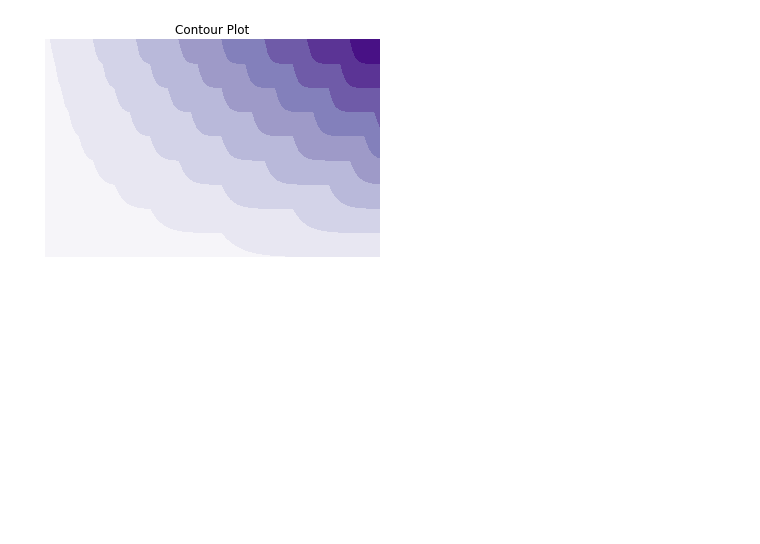
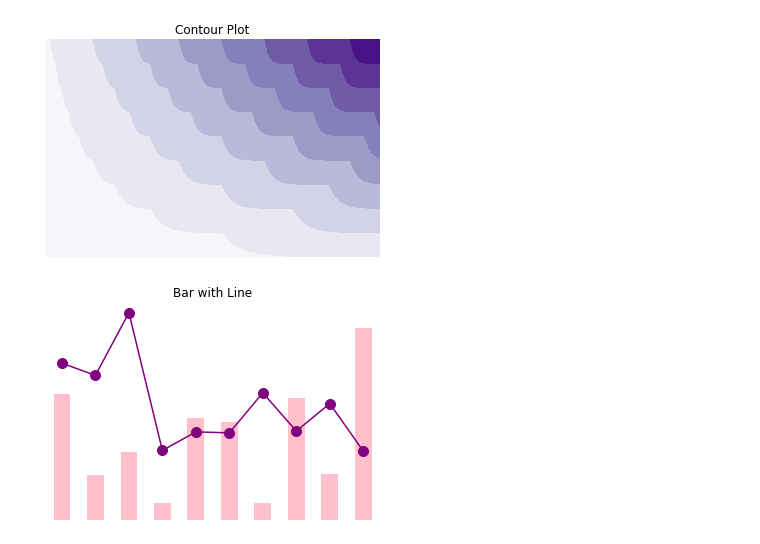
Before and after one commit to steffincodes/googlecolabnotbooks, a Jupyter notebook: Matplotlib101.ipynb, the cells around one changed output. Saved outputs shown, nothing was run; the diff lists cells and outputs as text; code cells hidden in the pictures; blank space fills up the shorter version.

Commit message:
Bar + Line

```diff
--- a/Matplotlib101.ipynb
+++ b/Matplotlib101.ipynb
@@ -447,3 +447,22 @@ plt.title('Contour Plot')
 plt.axis('off');
 # %% [output]
 [figure]
+# %%
+import pandas as pd
+import numpy as np
+import matplotlib.pyplot as plt
+df = pd.DataFrame({
+    'x':np.random.uniform(size=10),
+    'y':np.random.random(size=10),
+})
+df['x'].plot(kind='bar',color='pink')
+df['y'].plot(
+    kind='line',
+    marker='.',
+    color='purple',
+    ms=20
+)
+plt.title('Bar with Line')
+plt.axis('off');
+# %% [output]
+[figure, added]
```
